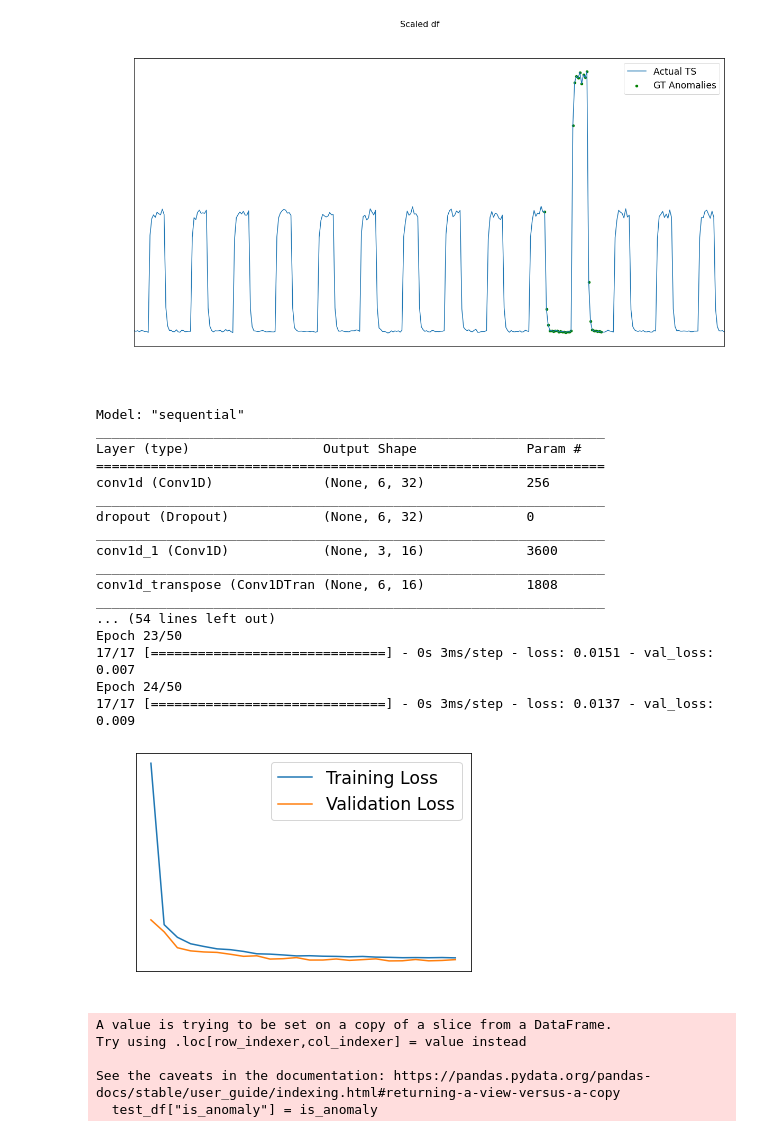
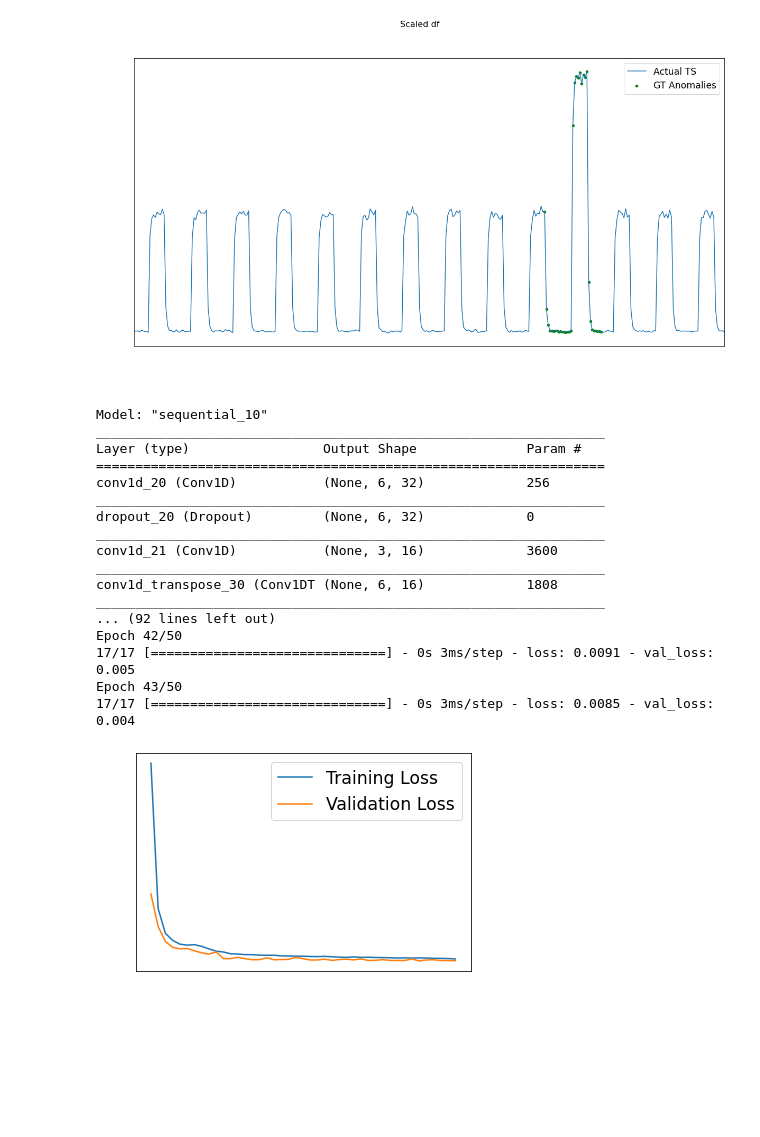
Before and after one commit to emerelte/kad, a Jupyter notebook: notebooks/autoencoder.ipynb, the cells around one changed output. Drawn from its saved outputs; the diff is of its cells as text; code cells hidden in the pictures; blank space fills up the shorter version.

```diff
--- a/notebooks/autoencoder.ipynb
+++ b/notebooks/autoencoder.ipynb
@@ -69,40 +69,38 @@ visualization.visualize(results_df=preprocessed_df, metric_name="value", title="
 # %% [output]
 [figure]
 # %%
+kad_utils = importlib.reload(kad_utils)
 model: i_model.IModel = autoencoder_model.AutoEncoderModel(time_steps=12)
 
 values_df = preprocessed_df[["value"]]
 train_df, test_df = train_test_split(values_df, shuffle=False, train_size=0.7)
 model.train(train_df)
 
 results_df = pd.DataFrame()
-SAMPLES_TO_PREDICT = 101
+SAMPLES_TO_PREDICT = 48
 for i in range(0, len(test_df), SAMPLES_TO_PREDICT):
+    if len(test_df.iloc[i:i+SAMPLES_TO_PREDICT]) < SAMPLES_TO_PREDICT:
+        break
     results_df = model.test(test_df.iloc[i:i+SAMPLES_TO_PREDICT])
 # %% [output]
-Model: "sequential"
+Model: "sequential_10"
 _________________________________________________________________
 Layer (type)                 Output Shape              Param #
 =================================================================
-conv1d (Conv1D)              (None, 6, 32)             256
+conv1d_20 (Conv1D)           (None, 6, 32)             256
 _________________________________________________________________
-dropout (Dropout)            (None, 6, 32)             0
+dropout_20 (Dropout)         (None, 6, 32)             0
 _________________________________________________________________
-conv1d_1 (Conv1D)            (None, 3, 16)             3600
+conv1d_21 (Conv1D)           (None, 3, 16)             3600
 _________________________________________________________________
-conv1d_transpose (Conv1DTran (None, 6, 16)             1808
+conv1d_transpose_30 (Conv1DT (None, 6, 16)             1808
 _________________________________________________________________
-... (54 lines left out)
-Epoch 23/50
-17/17 [==============================] - 0s 3ms/step - loss: 0.0151 - val_loss: 0.007
-Epoch 24/50
-17/17 [==============================] - 0s 3ms/step - loss: 0.0137 - val_loss: 0.009
+... (92 lines left out)
+Epoch 42/50
+17/17 [==============================] - 0s 3ms/step - loss: 0.0091 - val_loss: 0.005
+Epoch 43/50
+17/17 [==============================] - 0s 3ms/step - loss: 0.0085 - val_loss: 0.004
-[figure, old version]
+[figure, new version]
-A value is trying to be set on a copy of a slice from a DataFrame.
-Try using .loc[row_indexer,col_indexer] = value instead
-
-See the caveats in the documentation: https://pandas.pydata.org/pandas-docs/stable/user_guide/indexing.html#returning-a-view-versus-a-copy
-  test_df["is_anomaly"] = is_anomaly
 # %%
 evaluation_df = results_df.copy()
 evaluation_df["gt_is_anomaly"] = preprocessed_df["gt_is_anomaly"]
```
Also changed, not shown: parts of 2 cells of this notebook, 6 other files.
